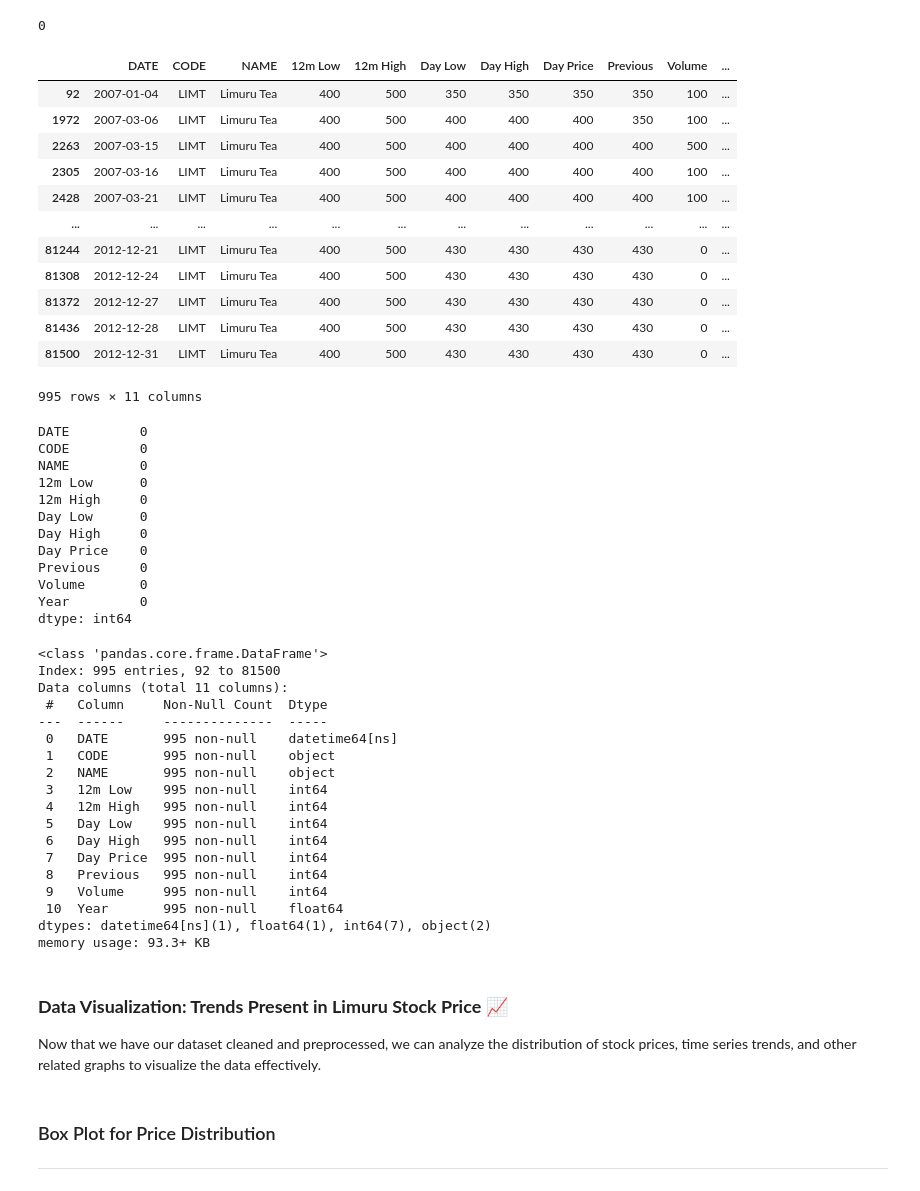
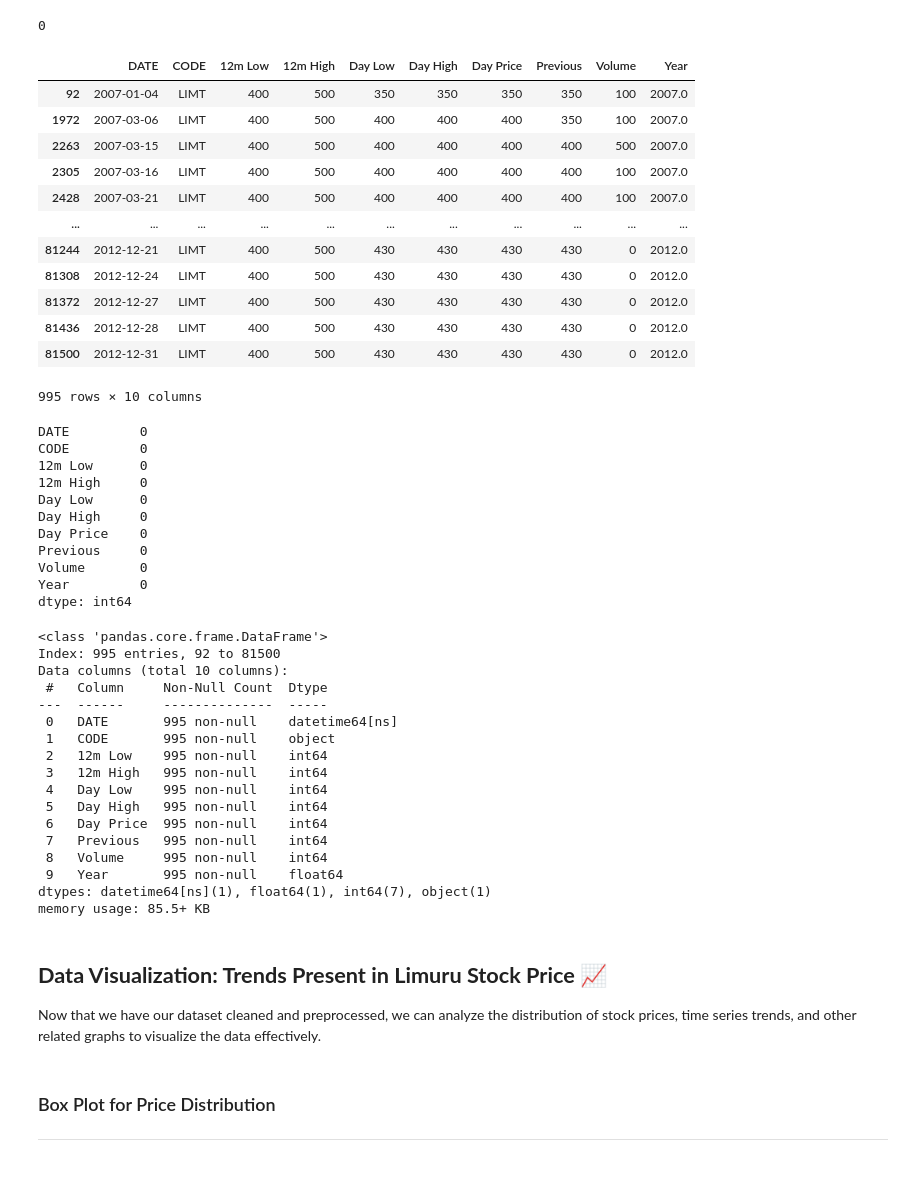
Before and after one commit to cmm25/MachineLearning, a Jupyter notebook: Knowledge_based_systems/Regression/regression.ipynb, the cells around one changed output. Cells and saved outputs as stored; diff of their text form; code cells hidden in the pictures.

```diff
--- a/Knowledge_based_systems/Regression/regression.ipynb
+++ b/Knowledge_based_systems/Regression/regression.ipynb
@@ -279,29 +279,28 @@ print(limuru_data["DATE"].isnull().sum())
 # %% [output]
 0
 # %%
-columns_to_drop = ['Date','Change','Change%','Adjust', 'Adjusted']
+columns_to_drop = ['Date','Change','Change%','Adjust', 'Adjusted','NAME']
 limuru_data = limuru_data.drop(columns=columns_to_drop)
 limuru_data
 # %% [output]
-|  | DATE | CODE | NAME | 12m Low | 12m High | Day Low | Day High | Day Price | Previous | Volume | ... |
-| 92 | 2007-01-04 | LIMT | Limuru Tea | 400 | 500 | 350 | 350 | 350 | 350 | 100 | ... |
-| 1972 | 2007-03-06 | LIMT | Limuru Tea | 400 | 500 | 400 | 400 | 400 | 350 | 100 | ... |
-| 2263 | 2007-03-15 | LIMT | Limuru Tea | 400 | 500 | 400 | 400 | 400 | 400 | 500 | ... |
-| 2305 | 2007-03-16 | LIMT | Limuru Tea | 400 | 500 | 400 | 400 | 400 | 400 | 100 | ... |
-| 2428 | 2007-03-21 | LIMT | Limuru Tea | 400 | 500 | 400 | 400 | 400 | 400 | 100 | ... |
-| ... | ... | ... | ... | ... | ... | ... | ... | ... | ... | ... | ... |
-| 81244 | 2012-12-21 | LIMT | Limuru Tea | 400 | 500 | 430 | 430 | 430 | 430 | 0 | ... |
-| 81308 | 2012-12-24 | LIMT | Limuru Tea | 400 | 500 | 430 | 430 | 430 | 430 | 0 | ... |
-| 81372 | 2012-12-27 | LIMT | Limuru Tea | 400 | 500 | 430 | 430 | 430 | 430 | 0 | ... |
-| 81436 | 2012-12-28 | LIMT | Limuru Tea | 400 | 500 | 430 | 430 | 430 | 430 | 0 | ... |
-| 81500 | 2012-12-31 | LIMT | Limuru Tea | 400 | 500 | 430 | 430 | 430 | 430 | 0 | ... |
+|  | DATE | CODE | 12m Low | 12m High | Day Low | Day High | Day Price | Previous | Volume | Year |
+| 92 | 2007-01-04 | LIMT | 400 | 500 | 350 | 350 | 350 | 350 | 100 | 2007.0 |
+| 1972 | 2007-03-06 | LIMT | 400 | 500 | 400 | 400 | 400 | 350 | 100 | 2007.0 |
+| 2263 | 2007-03-15 | LIMT | 400 | 500 | 400 | 400 | 400 | 400 | 500 | 2007.0 |
+| 2305 | 2007-03-16 | LIMT | 400 | 500 | 400 | 400 | 400 | 400 | 100 | 2007.0 |
+| 2428 | 2007-03-21 | LIMT | 400 | 500 | 400 | 400 | 400 | 400 | 100 | 2007.0 |
+| ... | ... | ... | ... | ... | ... | ... | ... | ... | ... | ... |
+| 81244 | 2012-12-21 | LIMT | 400 | 500 | 430 | 430 | 430 | 430 | 0 | 2012.0 |
+| 81308 | 2012-12-24 | LIMT | 400 | 500 | 430 | 430 | 430 | 430 | 0 | 2012.0 |
+| 81372 | 2012-12-27 | LIMT | 400 | 500 | 430 | 430 | 430 | 430 | 0 | 2012.0 |
+| 81436 | 2012-12-28 | LIMT | 400 | 500 | 430 | 430 | 430 | 430 | 0 | 2012.0 |
+| 81500 | 2012-12-31 | LIMT | 400 | 500 | 430 | 430 | 430 | 430 | 0 | 2012.0 |
-995 rows × 11 columns
+995 rows × 10 columns
 # %%
 limuru_data.isnull().sum()
 # %% [output]
 DATE         0
 CODE         0
-NAME         0
 12m Low      0
 12m High     0
 Day Low      0
@@ -324,24 +323,23 @@ limuru_data.info()
 # %% [output]
 <class 'pandas.core.frame.DataFrame'>
 Index: 995 entries, 92 to 81500
-Data columns (total 11 columns):
+Data columns (total 10 columns):
  #   Column     Non-Null Count  Dtype
 ---  ------     --------------  -----
  0   DATE       995 non-null    datetime64[ns]
  1   CODE       995 non-null    object
- 2   NAME       995 non-null    object
- 3   12m Low    995 non-null    int64
- 4   12m High   995 non-null    int64
- 5   Day Low    995 non-null    int64
- 6   Day High   995 non-null    int64
- 7   Day Price  995 non-null    int64
- 8   Previous   995 non-null    int64
- 9   Volume     995 non-null    int64
- 10  Year       995 non-null    float64
-dtypes: datetime64[ns](1), float64(1), int64(7), object(2)
-memory usage: 93.3+ KB
+ 2   12m Low    995 non-null    int64
+ 3   12m High   995 non-null    int64
+ 4   Day Low    995 non-null    int64
+ 5   Day High   995 non-null    int64
+ 6   Day Price  995 non-null    int64
+ 7   Previous   995 non-null    int64
+ 8   Volume     995 non-null    int64
+ 9   Year       995 non-null    float64
+dtypes: datetime64[ns](1), float64(1), int64(7), object(1)
+memory usage: 85.5+ KB
 # %% [markdown]
-### **Data Visualization: Trends Present in Limuru Stock Price** 📈
+## **Data Visualization: Trends Present in Limuru Stock Price** 📈
 
 Now that we have our dataset cleaned and preprocessed, we can analyze the distribution of stock prices, time series trends, and other related graphs to visualize the data effectively.
 # %%
```
Also changed, not shown: parts of 20 cells of this notebook.
